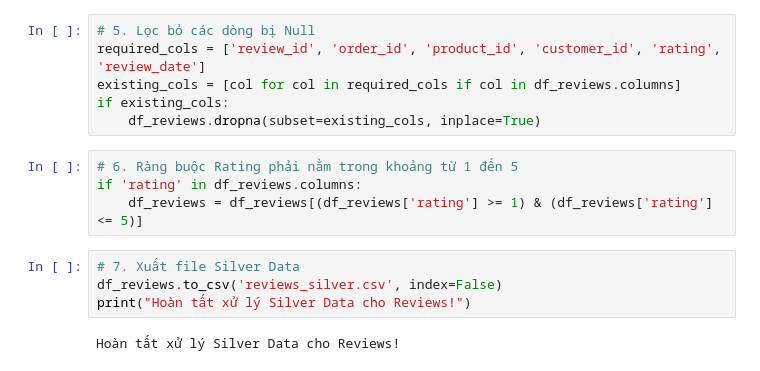
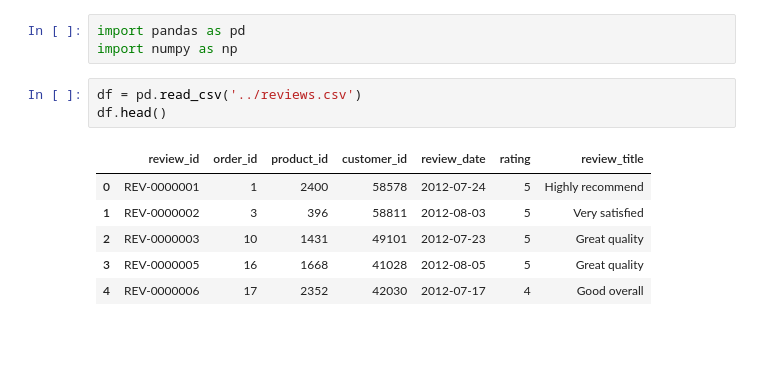
Before and after one commit to hmt2k6it/DAAI-N2.5, a Jupyter notebook: SilverDataCode/reviews.ipynb, the cells around one changed output. Cells and saved outputs as stored; diff of their text form; blank space fills up the shorter version.

```diff
--- a/SilverDataCode/reviews.ipynb
+++ b/SilverDataCode/reviews.ipynb
@@ -25,16 +1,13 @@ if 'review_date' in df_reviews.columns:
-# %%
-# 5. Lọc bỏ các dòng bị Null
-required_cols = ['review_id', 'order_id', 'product_id', 'customer_id', 'rating', 'review_date']
-existing_cols = [col for col in required_cols if col in df_reviews.columns]
-if existing_cols:
-    df_reviews.dropna(subset=existing_cols, inplace=True)
-# %%
-# 6. Ràng buộc Rating phải nằm trong khoảng từ 1 đến 5
-if 'rating' in df_reviews.columns:
-    df_reviews = df_reviews[(df_reviews['rating'] >= 1) & (df_reviews['rating'] <= 5)]
-# %%
-# 7. Xuất file Silver Data
-df_reviews.to_csv('reviews_silver.csv', index=False)
-print("Hoàn tất xử lý Silver Data cho Reviews!")
-# %% [output]
-Hoàn tất xử lý Silver Data cho Reviews!
+# %%
+import pandas as pd
+import numpy as np
+# %%
+df = pd.read_csv('../reviews.csv')
+df.head()
+# %% [output]
+|  | review_id | order_id | product_id | customer_id | review_date | rating | review_title |
+| 0 | REV-0000001 | 1 | 2400 | 58578 | 2012-07-24 | 5 | Highly recommend |
+| 1 | REV-0000002 | 3 | 396 | 58811 | 2012-08-03 | 5 | Very satisfied |
+| 2 | REV-0000003 | 10 | 1431 | 49101 | 2012-07-23 | 5 | Great quality |
+| 3 | REV-0000005 | 16 | 1668 | 41028 | 2012-08-05 | 5 | Great quality |
+| 4 | REV-0000006 | 17 | 2352 | 42030 | 2012-07-17 | 4 | Good overall |
```
Also changed, not shown: parts of 15 cells of this notebook, 33 other files.
